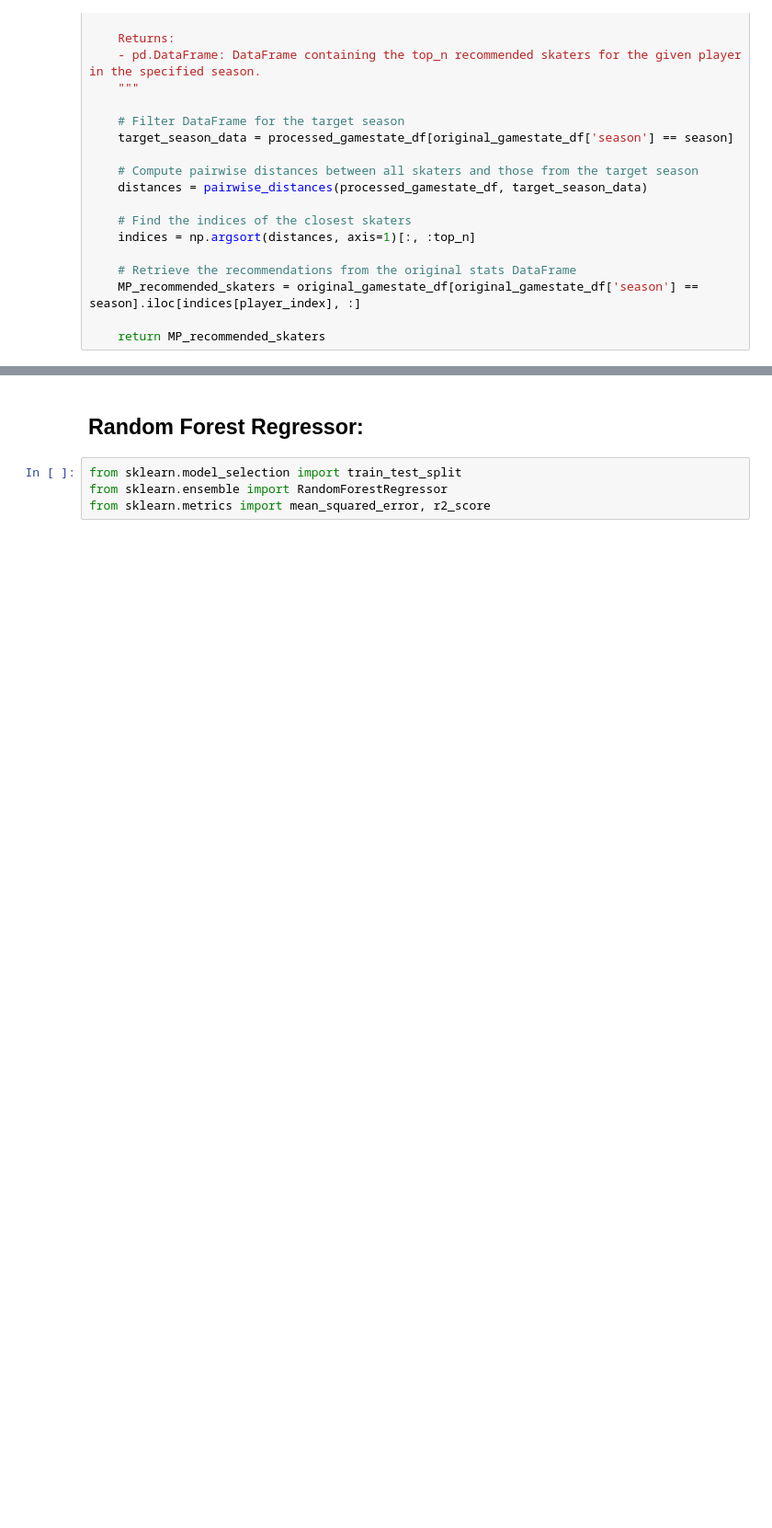
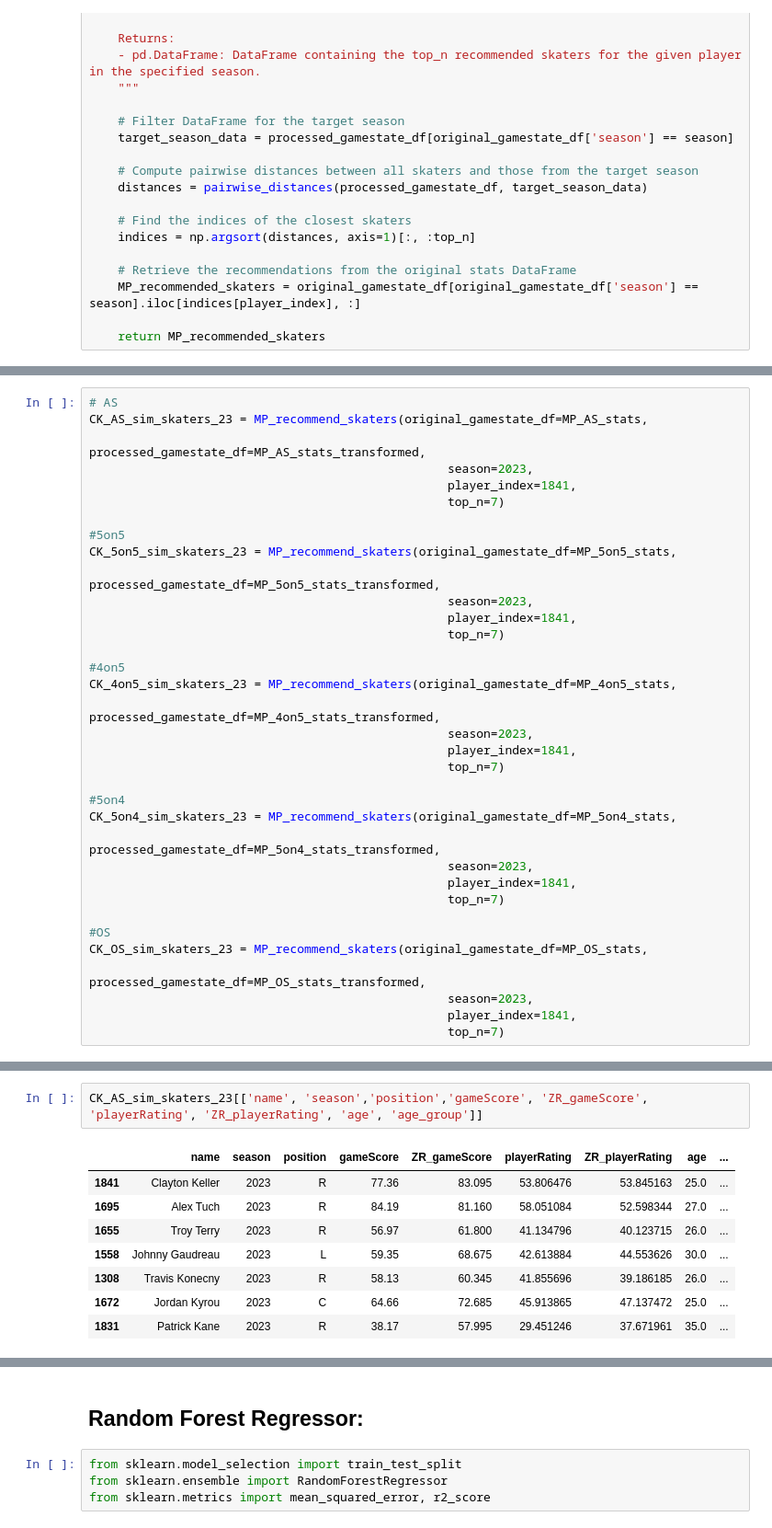
Before and after one commit to ZachRosenthal04/MP_NHL_skater_recommender, a Jupyter notebook: MoneyPuckSkaterRecommender.ipynb, the cells around one changed output, grey strips where cells are left out. Shown at 92% size. Saved outputs shown, nothing was run; the diff lists cells and outputs as text; blank space fills up the shorter version.

```diff
--- a/MoneyPuckSkaterRecommender.ipynb
+++ b/MoneyPuckSkaterRecommender.ipynb
@@ -586,0 +803,35 @@ nick_suzuki_AS_sim_skaters
+# %%
+# AS
+CK_AS_sim_skaters_23 = MP_recommend_skaters(original_gamestate_df=MP_AS_stats,
+                                                  processed_gamestate_df=MP_AS_stats_transformed,
+                                                  season=2023,
+                                                  player_index=1841,
+                                                  top_n=7)
+
+#5on5
+CK_5on5_sim_skaters_23 = MP_recommend_skaters(original_gamestate_df=MP_5on5_stats,
+                                                  processed_gamestate_df=MP_5on5_stats_transformed,
+                                                  season=2023,
+                                                  player_index=1841,
+                                                  top_n=7)
+
+#4on5
+CK_4on5_sim_skaters_23 = MP_recommend_skaters(original_gamestate_df=MP_4on5_stats,
+                                                  processed_gamestate_df=MP_4on5_stats_transformed,
+                                                  season=2023,
+                                                  player_index=1841,
+                                                  top_n=7)
+
+#5on4
+CK_5on4_sim_skaters_23 = MP_recommend_skaters(original_gamestate_df=MP_5on4_stats,
+                                                  processed_gamestate_df=MP_5on4_stats_transformed,
+                                                  season=2023,
+                                                  player_index=1841,
+                                                  top_n=7)
+
+#OS
+CK_OS_sim_skaters_23 = MP_recommend_skaters(original_gamestate_df=MP_OS_stats,
+                                                  processed_gamestate_df=MP_OS_stats_transformed,
+                                                  season=2023,
+                                                  player_index=1841,
+                                                  top_n=7)
@@ -586,0 +886,11 @@ nick_suzuki_AS_sim_skaters
+# %%
+CK_AS_sim_skaters_23[['name', 'season','position','gameScore', 'ZR_gameScore', 'playerRating', 'ZR_playerRating', 'age', 'age_group']]
+# %% [output]
+|  | name | season | position | gameScore | ZR_gameScore | playerRating | ZR_playerRating | age | ... |
+| 1841 | Clayton Keller | 2023 | R | 77.36 | 83.095 | 53.806476 | 53.845163 | 25.0 | ... |
+| 1695 | Alex Tuch | 2023 | R | 84.19 | 81.160 | 58.051084 | 52.598344 | 27.0 | ... |
+| 1655 | Troy Terry | 2023 | R | 56.97 | 61.800 | 41.134796 | 40.123715 | 26.0 | ... |
+| 1558 | Johnny Gaudreau | 2023 | L | 59.35 | 68.675 | 42.613884 | 44.553626 | 30.0 | ... |
+| 1308 | Travis Konecny | 2023 | R | 58.13 | 60.345 | 41.855696 | 39.186185 | 26.0 | ... |
+| 1672 | Jordan Kyrou | 2023 | C | 64.66 | 72.685 | 45.913865 | 47.137472 | 25.0 | ... |
+| 1831 | Patrick Kane | 2023 | R | 38.17 | 57.995 | 29.451246 | 37.671961 | 35.0 | ... |
```
Also changed, not shown: parts of 62 cells of this notebook, 11 other files.
